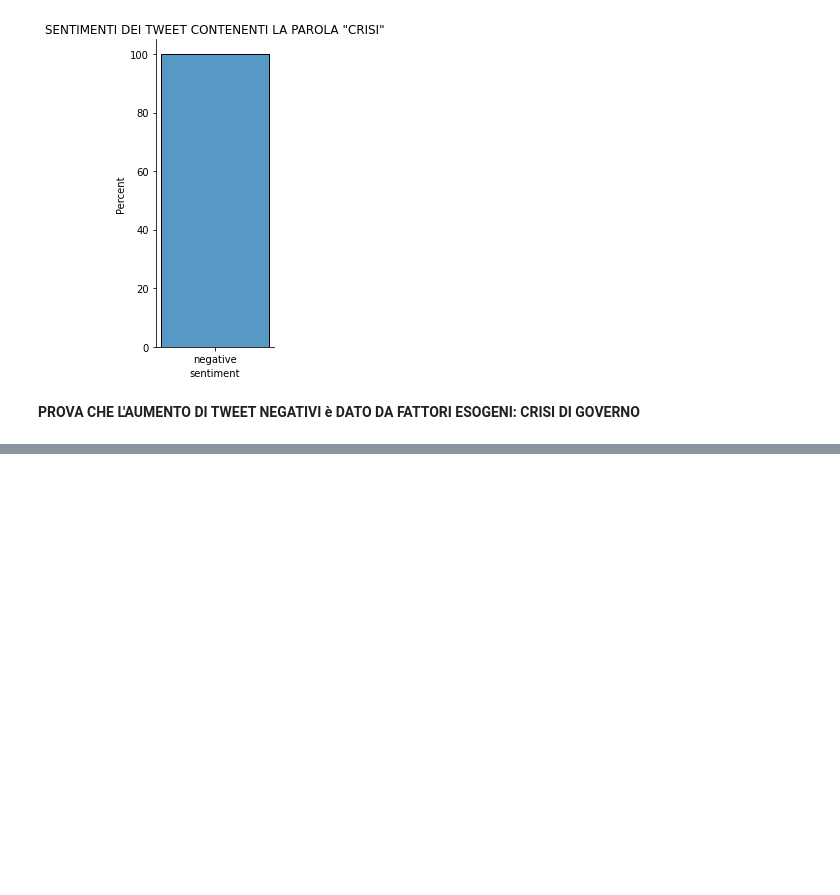
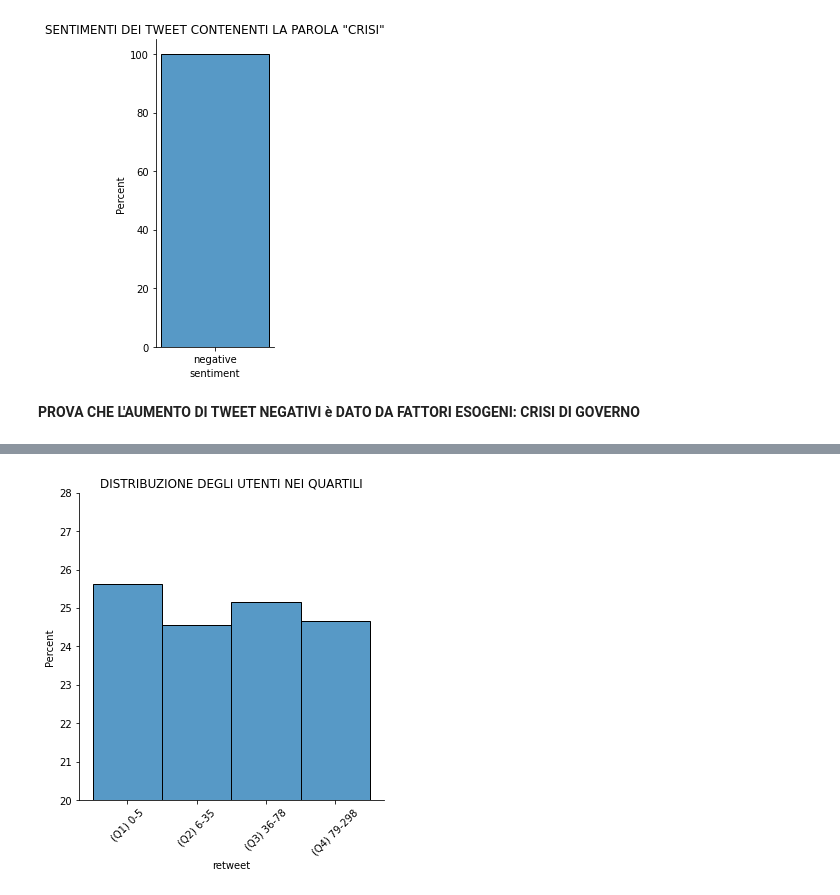
Before and after one commit to paolofesta/prove, a Jupyter notebook: TESI.ipynb, the cells around one changed output, grey strips where cells are left out. Drawn from its saved outputs; the diff is of its cells as text; code cells hidden in the pictures; blank space fills up the shorter version.

```diff
--- a/TESI.ipynb
+++ b/TESI.ipynb
@@ -874,0 +912,20 @@ print()
+# %%
+data=datamonth
+d1=data.loc[data['retweet_count']<=5]
+d1['retweet']='(Q1) 0-5'
+d2=data.loc[(data['retweet_count']>5)&(data['retweet_count']<=35)]
+d2['retweet']='(Q2) 6-35'
+d3=data.loc[(data['retweet_count']>35)&(data['retweet_count']<=78)]
+d3['retweet']='(Q3) 36-78'
+d4=data.loc[(data['retweet_count']>78)&(data['retweet_count']<=298)]
+d4['retweet']='(Q4) 79-298'
+df=pd.concat([d1,d2,d3,d4])
+df
+# %%
+sns.displot(df,x='retweet',kind='hist',aspect=1,stat="percent")
+plt.title("DISTRIBUZIONE DEGLI UTENTI NEI QUARTILI DEI RETWEET")
+plt.ylim(20,28)
+plt.xticks(rotation=45)
+print()
+# %% [output]
+[figure, added]
```
Also changed, not shown: parts of 10 cells of this notebook.
